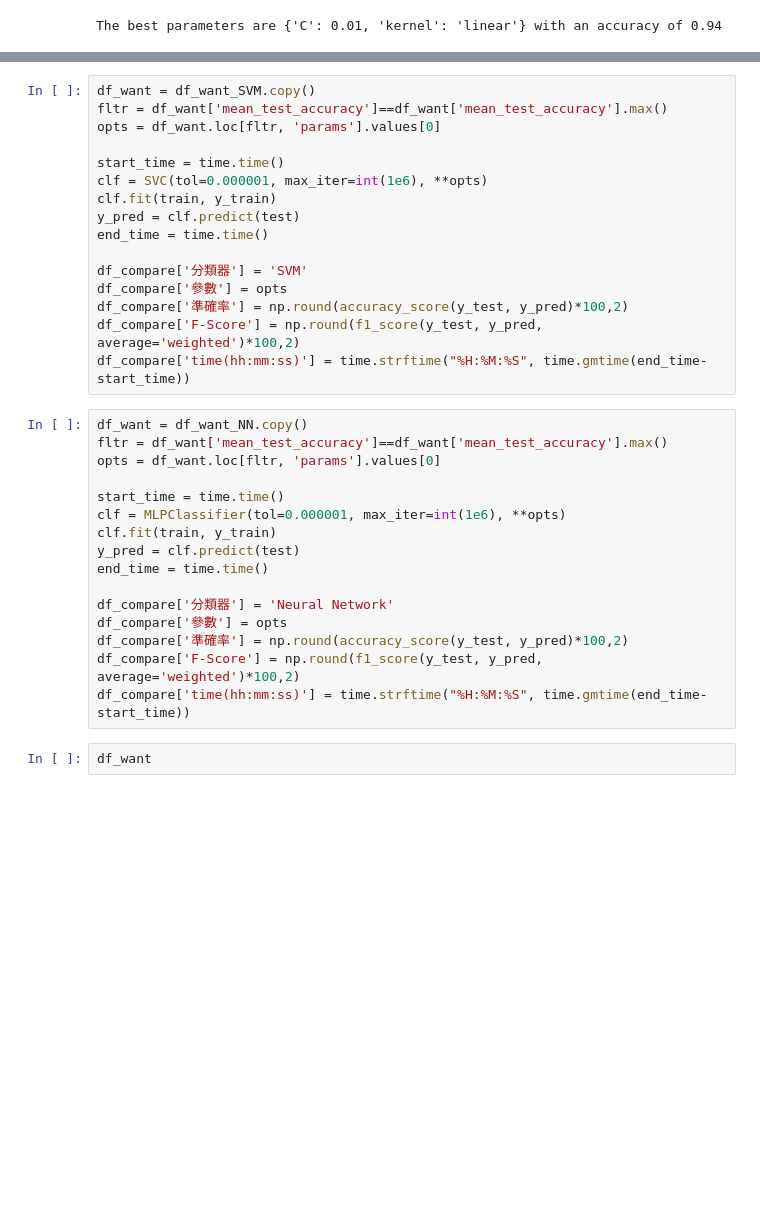
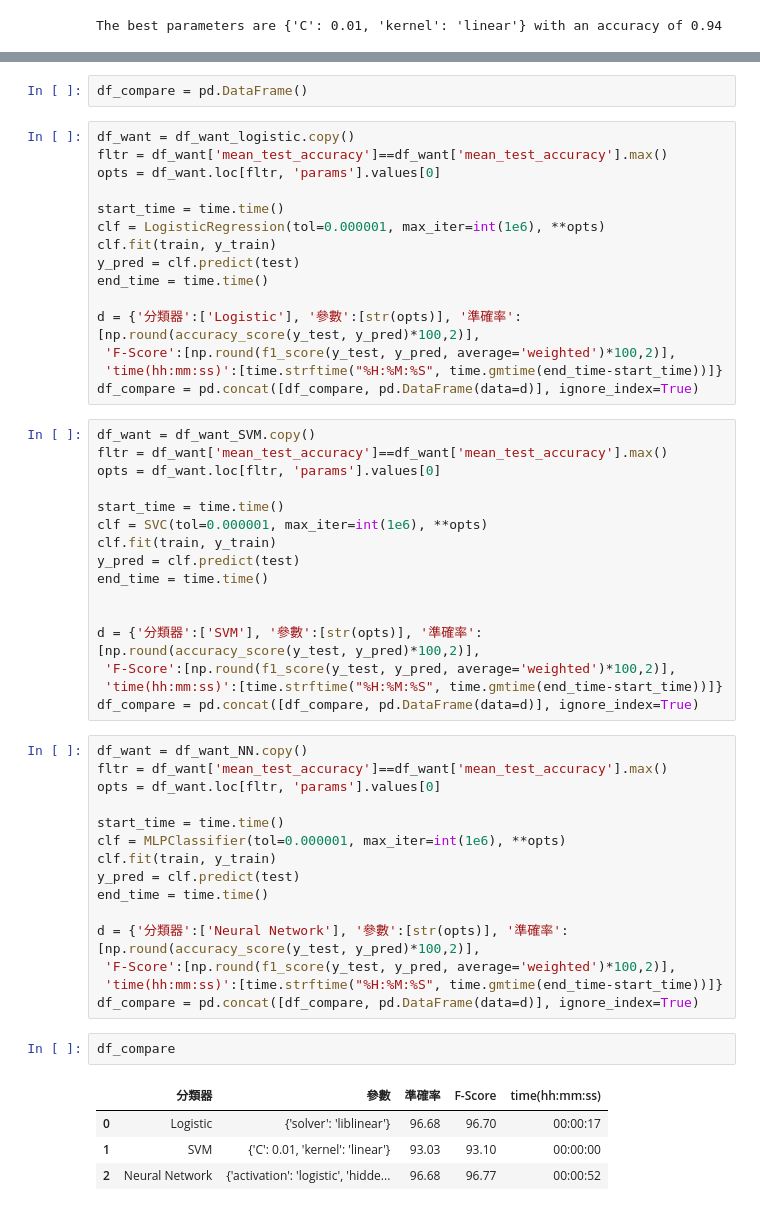
Before and after one commit to amy10202808/1112ShallowMachineLearning, a Jupyter notebook: hw3Classification/hw3_711133117_陳怡升_YaleFace.ipynb, the cells around one changed output, grey strips where cells are left out. Drawn from its saved outputs; the diff is of its cells as text; blank space fills up the shorter version.

```diff
--- a/hw3Classification/hw3_711133117_陳怡升_YaleFace.ipynb
+++ b/hw3Classification/hw3_711133117_陳怡升_YaleFace.ipynb
@@ -533,19 +549,36 @@ df_compare['time(hh:mm:ss)'] = time.strftime("%H:%M:%S", time.gmtime(end_time-st
-# %%
-df_want = df_want_SVM.copy()
-fltr = df_want['mean_test_accuracy']==df_want['mean_test_accuracy'].max()
-opts = df_want.loc[fltr, 'params'].values[0]
-
-start_time = time.time()
-clf = SVC(tol=0.000001, max_iter=int(1e6), **opts)
-clf.fit(train, y_train)
-y_pred = clf.predict(test)
-end_time = time.time()
-
-df_compare['分類器'] = 'SVM'
-df_compare['參數'] = opts
-df_compare['準確率'] = np.round(accuracy_score(y_test, y_pred)*100,2)
-df_compare['F-Score'] = np.round(f1_score(y_test, y_pred, average='weighted')*100,2)
-df_compare['time(hh:mm:ss)'] = time.strftime("%H:%M:%S", time.gmtime(end_time-start_time))
+# %%
+df_compare = pd.DataFrame()
+# %%
+df_want = df_want_logistic.copy()
+fltr = df_want['mean_test_accuracy']==df_want['mean_test_accuracy'].max()
+opts = df_want.loc[fltr, 'params'].values[0]
+
+start_time = time.time()
+clf = LogisticRegression(tol=0.000001, max_iter=int(1e6), **opts)
+clf.fit(train, y_train)
+y_pred = clf.predict(test)
+end_time = time.time()
+
+d = {'分類器':['Logistic'], '參數':[str(opts)], '準確率':[np.round(accuracy_score(y_test, y_pred)*100,2)],
+ 'F-Score':[np.round(f1_score(y_test, y_pred, average='weighted')*100,2)],
+ 'time(hh:mm:ss)':[time.strftime("%H:%M:%S", time.gmtime(end_time-start_time))]}
+df_compare = pd.concat([df_compare, pd.DataFrame(data=d)], ignore_index=True)
+# %%
+df_want = df_want_SVM.copy()
+fltr = df_want['mean_test_accuracy']==df_want['mean_test_accuracy'].max()
+opts = df_want.loc[fltr, 'params'].values[0]
+
+start_time = time.time()
+clf = SVC(tol=0.000001, max_iter=int(1e6), **opts)
+clf.fit(train, y_train)
+y_pred = clf.predict(test)
+end_time = time.time()
+
+
+d = {'分類器':['SVM'], '參數':[str(opts)], '準確率':[np.round(accuracy_score(y_test, y_pred)*100,2)],
+ 'F-Score':[np.round(f1_score(y_test, y_pred, average='weighted')*100,2)],
+ 'time(hh:mm:ss)':[time.strftime("%H:%M:%S", time.gmtime(end_time-start_time))]}
+df_compare = pd.concat([df_compare, pd.DataFrame(data=d)], ignore_index=True)
 # %%
 df_want = df_want_NN.copy()
 fltr = df_want['mean_test_accuracy']==df_want['mean_test_accuracy'].max()
@@ -557,10 +590,14 @@ clf.fit(train, y_train)
 y_pred = clf.predict(test)
 end_time = time.time()
 
-df_compare['分類器'] = 'Neural Network'
-df_compare['參數'] = opts
-df_compare['準確率'] = np.round(accuracy_score(y_test, y_pred)*100,2)
-df_compare['F-Score'] = np.round(f1_score(y_test, y_pred, average='weighted')*100,2)
-df_compare['time(hh:mm:ss)'] = time.strftime("%H:%M:%S", time.gmtime(end_time-start_time))
+d = {'分類器':['Neural Network'], '參數':[str(opts)], '準確率':[np.round(accuracy_score(y_test, y_pred)*100,2)],
+ 'F-Score':[np.round(f1_score(y_test, y_pred, average='weighted')*100,2)],
+ 'time(hh:mm:ss)':[time.strftime("%H:%M:%S", time.gmtime(end_time-start_time))]}
+df_compare = pd.concat([df_compare, pd.DataFrame(data=d)], ignore_index=True)
-# %%
-df_want
+# %%
+df_compare
+# %% [output]
+|  | 分類器 | 參數 | 準確率 | F-Score | time(hh:mm:ss) |
+| 0 | Logistic | {'solver': 'liblinear'} | 96.68 | 96.70 | 00:00:17 |
+| 1 | SVM | {'C': 0.01, 'kernel': 'linear'} | 93.03 | 93.10 | 00:00:00 |
+| 2 | Neural Network | {'activation': 'logistic', 'hidde... | 96.68 | 96.77 | 00:00:52 |
```
Also changed, not shown: parts of 55 cells of this notebook.
